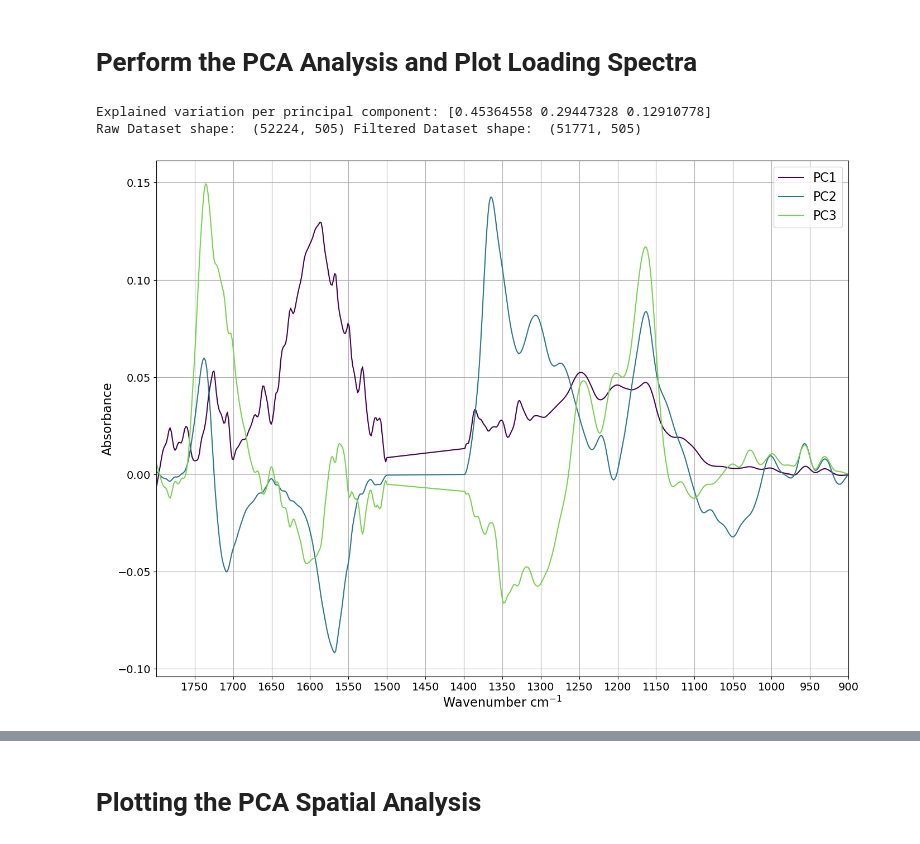
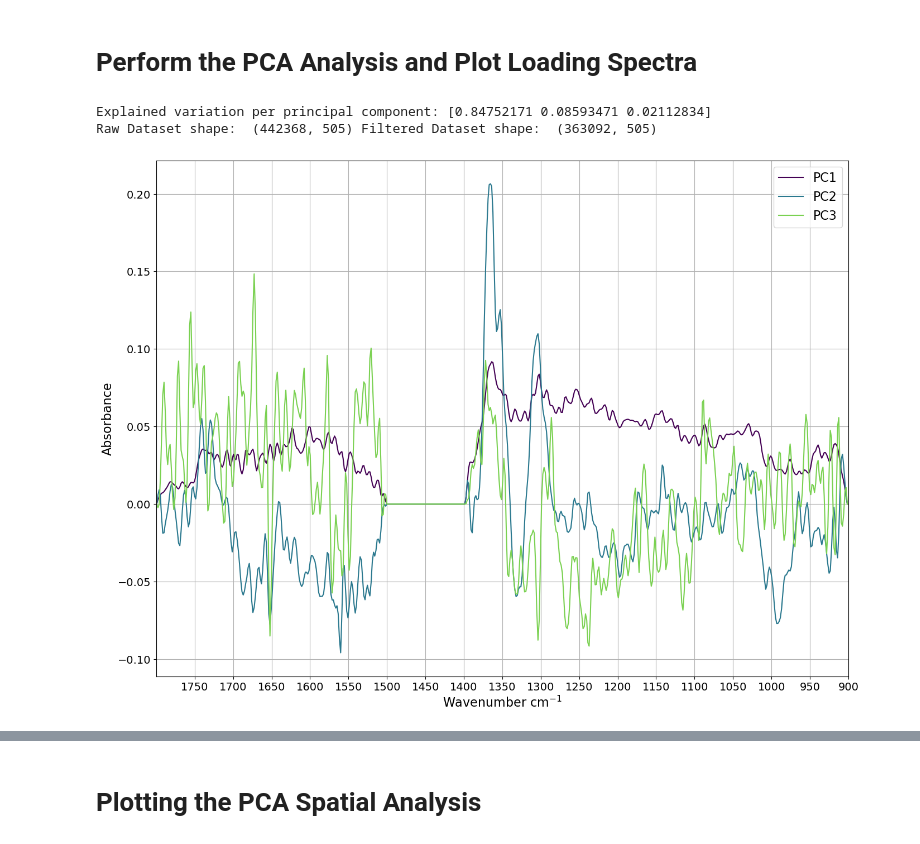
Before and after one commit to Zachery-Evans/DBSCAN_Feature_Extraction, a Jupyter notebook: DBScan Feaute Extraction.ipynb, the cells around one changed output, grey strips where cells are left out. Cells and saved outputs as stored; diff of their text form; code cells hidden in the pictures.

Commit message:
PCA model now trained on full width SMP65#010 dataset

```diff
--- a/DBScan Feaute Extraction.ipynb
+++ b/DBScan Feaute Extraction.ipynb
@@ -167,11 +167,11 @@ This part is for training PCA on multiple datasets
 #List all of the files in the data directory.
 allFiles = listdir(path)
 # Take only the files that contain data pertaining to SMP65#010
-trainingFiles = [file for file in allFiles if 'SMP65#010' in file and file.endswith('.csv')]
+trainingFiles = [file for file in allFiles if 'SMP65#010' in file and file.endswith('.csv') and 'full width' in file]
 
 trainingFiles = sorted(trainingFiles, key=lambda x: int(re.search(r'(?<= )(.+?)(?=d)', x).group()))
 
-#print(trainingFiles)
+print(f'Files to train the PCA model on:\n {trainingFiles}')
 
 # Read all of the data and place the dataframes into a list
 trainingDataframeList = [pd.read_csv(path+file) for file in trainingFiles]
@@ -270,37 +287,38 @@ PCA_df = pd.DataFrame(data = data_PCs[mask_selected], columns = columns_list)
 
 #PCA_df = data_PCs[mask_selected]
 
 PCA_df['map_x'] = test_df['map_x'].reindex
 PCA_df['map_y'] = test_df['map_y'].reindex
 PCA_df['Aging Times'] = test_df['Sample Name']
 
 cmap = plt.get_cmap('viridis')
 colors = cmap(np.linspace(0, 0.8, PCs))
 
 plt.figure(figsize=(16,12))
 plt.xlabel('Wavenumber cm$^{-1}$', fontsize=16)
 plt.ylabel('Absorbance', fontsize=16)
 plt.xticks(np.arange(900, 1800, step=50), fontsize=14)
 plt.yticks(fontsize=14)
 for i in range(PCs):
-    loadings = savgol_filter(loadings_df_init.iloc[i, :].values, 9, 1)
+    #loadings = savgol_filter(loadings_df_init.iloc[i, :].values, 9, 3)
+    loadings = loadings_df_init.iloc[i, :].values
     plt.plot(
         wavenumbers,
         loadings,
         color=colors[i],
         label=f"PC{i+1}"
     )
 
 legend_labels = [f'PC{i+1}' for i in range(PCs)]
 plt.legend(legend_labels, fontsize=16, loc='upper right')
 #plt.xlim(wavenumbers[0], wavenumbers[-1])
 plt.grid()
 plt.xlim(1800, 900)
 plt.savefig("PCs_loading_spectrum.png", dpi=900)
 # %% [output]
-Explained variation per principal component: [0.45364558 0.29447328 0.12910778]
-Raw Dataset shape:  (52224, 505) Filtered Dataset shape:  (51771, 505)
+Explained variation per principal component: [0.84752171 0.08593471 0.02112834]
+Raw Dataset shape:  (442368, 505) Filtered Dataset shape:  (363092, 505)
-[figure, old version]
+[figure, new version]
 # %%
 """
 SCATTER PLOTS OF PCAs
```
Also changed, not shown: parts of 3 cells of this notebook, 2 other files.
